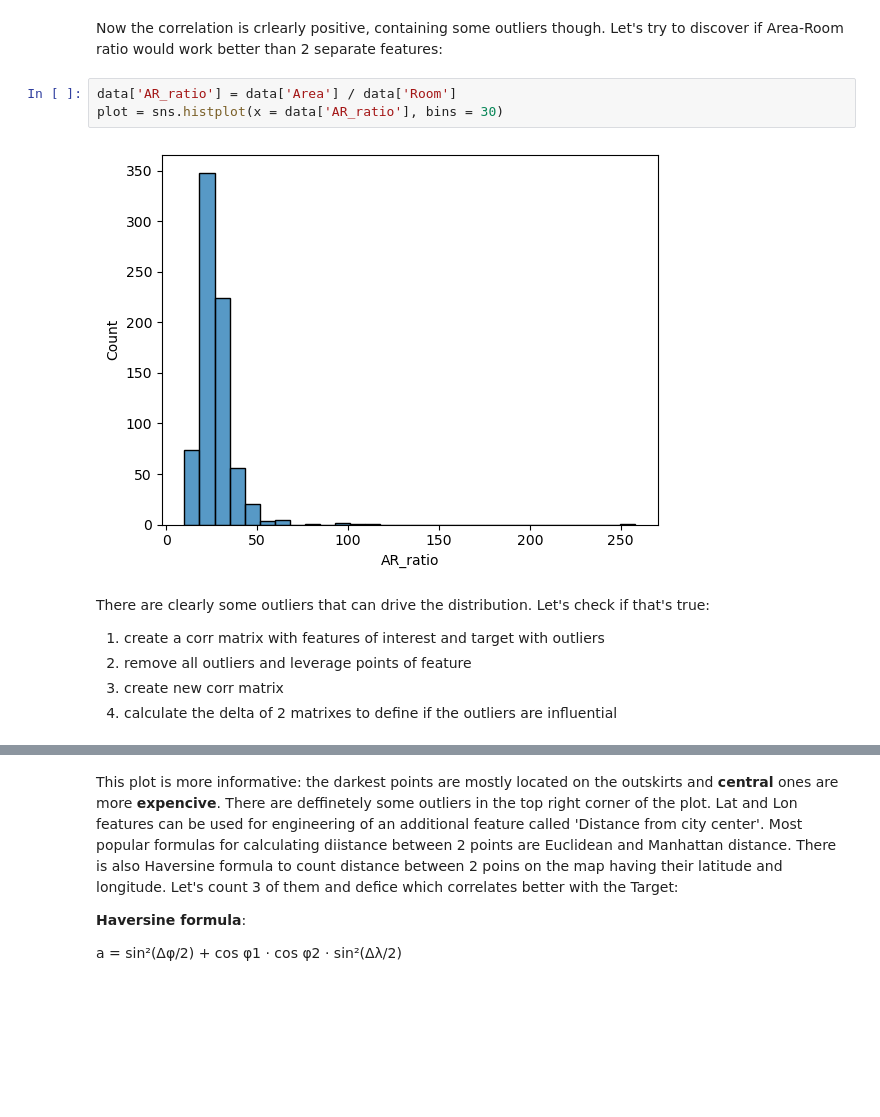
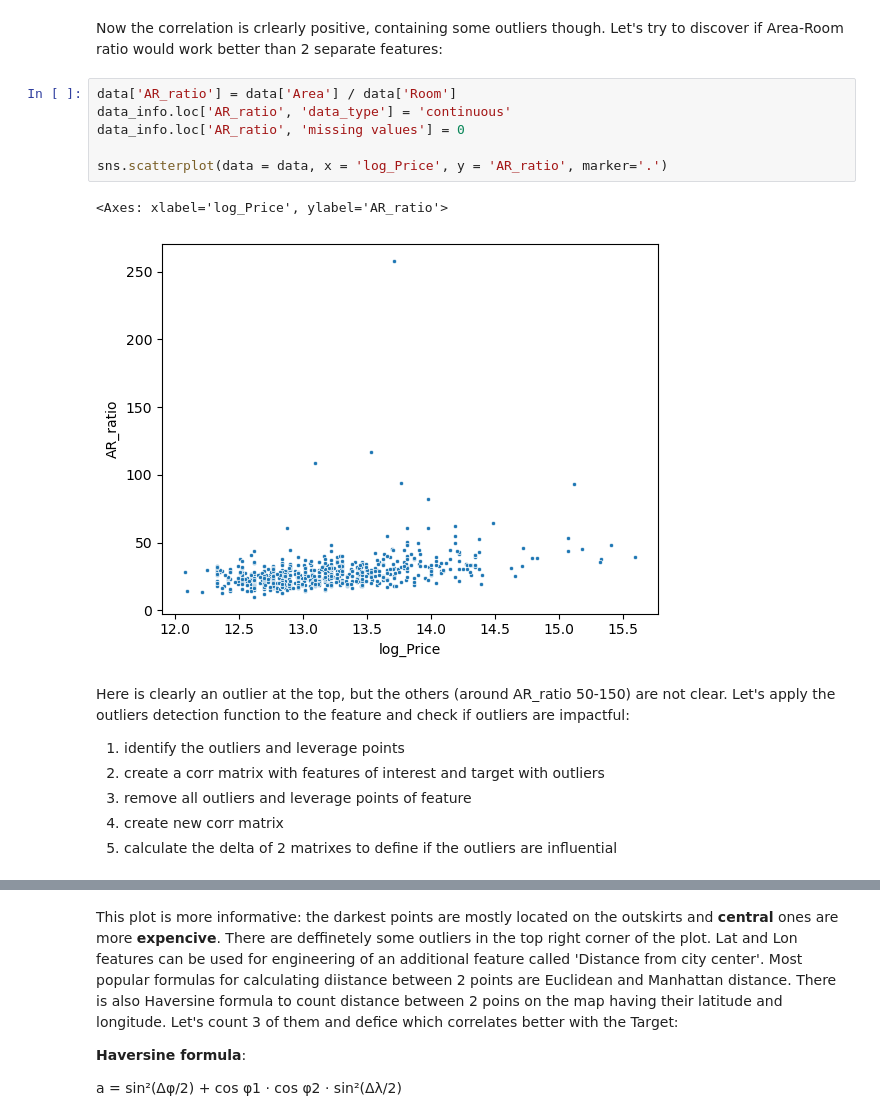
Before and after one commit to nadiia-duiunova/House_price, a Jupyter notebook: Stat inference.ipynb, the cells around one changed output, grey strips where cells are left out. Cells and saved outputs as stored; diff of their text form; blank space fills up the shorter version.

```diff
--- a/Stat inference.ipynb
+++ b/Stat inference.ipynb
@@ -306,12 +306,17 @@ Now the correlation is crlearly positive, containing some outliers though.
 Let's try to discover if Area-Room ratio would work better than 2 separate features:
 # %%
 data['AR_ratio'] = data['Area'] / data['Room']
-plot = sns.histplot(x = data['AR_ratio'], bins = 30)
+data_info.loc['AR_ratio', 'data_type'] = 'continuous'
+data_info.loc['AR_ratio', 'missing values'] = 0
+
+sns.scatterplot(data = data, x = 'log_Price', y = 'AR_ratio', marker='.')
 # %% [output]
+<Axes: xlabel='log_Price', ylabel='AR_ratio'>
-[figure, old version]
+[figure, new version]
 # %% [markdown]
-There are clearly some outliers that can drive the distribution. Let's check if that's true:
-1. create a corr matrix with features of interest and target with outliers
-2. remove all outliers and leverage points of feature
-3. create new corr matrix
-4. calculate the delta of 2 matrixes to define if the outliers are influential
+Here is clearly an outlier at the top, but the others (around AR_ratio 50-150) are not clear. Let's apply the outliers detection function to the feature and check if outliers are impactful:
+1. identify the outliers and leverage points
+2. create a corr matrix with features of interest and target with outliers
+3. remove all outliers and leverage points of feature
+4. create new corr matrix
+5. calculate the delta of 2 matrixes to define if the outliers are influential
```
Also changed, not shown: parts of 55 cells of this notebook, 3 other files.
